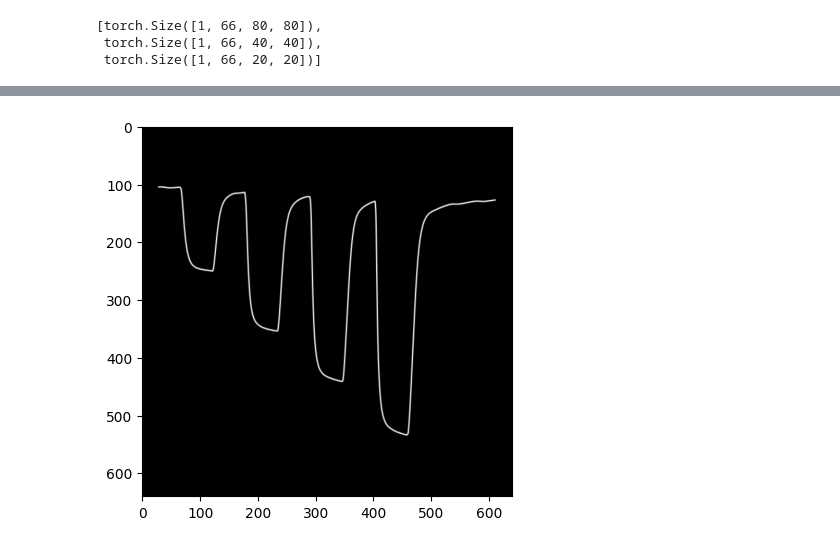
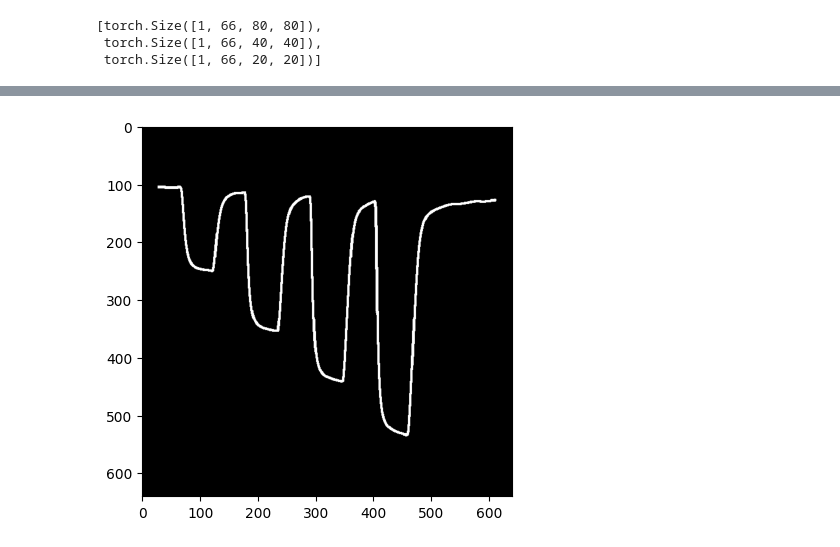
Before and after one commit to davide710/change_detection, a Jupyter notebook: test.ipynb, the cells around one changed output, grey strips where cells are left out. Cells and saved outputs as stored; diff of their text form; code cells hidden in the pictures.

```diff
--- a/test.ipynb
+++ b/test.ipynb
@@ -94,8 +98,8 @@ test_img = torch.from_numpy(test_img)
 with torch.no_grad():
     out = model(test_img.float())
 # %%
-dataset = Dataset('/home/davide/Desktop/change_detection/1_im_ds', input_size=640)
-train_loader = data.DataLoader(dataset, batch_size=32, num_workers=0, pin_memory=True, collate_fn=Dataset.collate_fn)
+dataset = Dataset('/home/davide/Desktop/change_detection/dataset', input_size=640)
+train_loader = data.DataLoader(dataset, batch_size=32, num_workers=0, pin_memory=True)
 model = Yolo(version='n')
 # %%
 class SimpleLoss:
@@ -117,18 +134,18 @@ im, t = next(iter(train_loader))
 # %%
 img = np.array(im.reshape(640, 640))
 x, y, w, h = np.array(t['box'][0]*640, dtype=np.uint8)
-
+img[img > 0] = 1
 
 
 #p1 = (x - w // 2, y - h // 2)
 #p2 = (x + w // 2, y + h // 2)
 #cv2.rectangle(img, p1, p2, color=120, thickness=2)
 
 plt.imshow(img, cmap='gray')
 #plt.axis('off')
 plt.show()
 # %% [output]
-[figure, old version]
+[figure, new version]
 # %%
 zeros = np.zeros((640, 640))
 for b, l in zip(t['box'], t['cls']):
```
Also changed, not shown: parts of 6 cells of this notebook, 2 other files.
